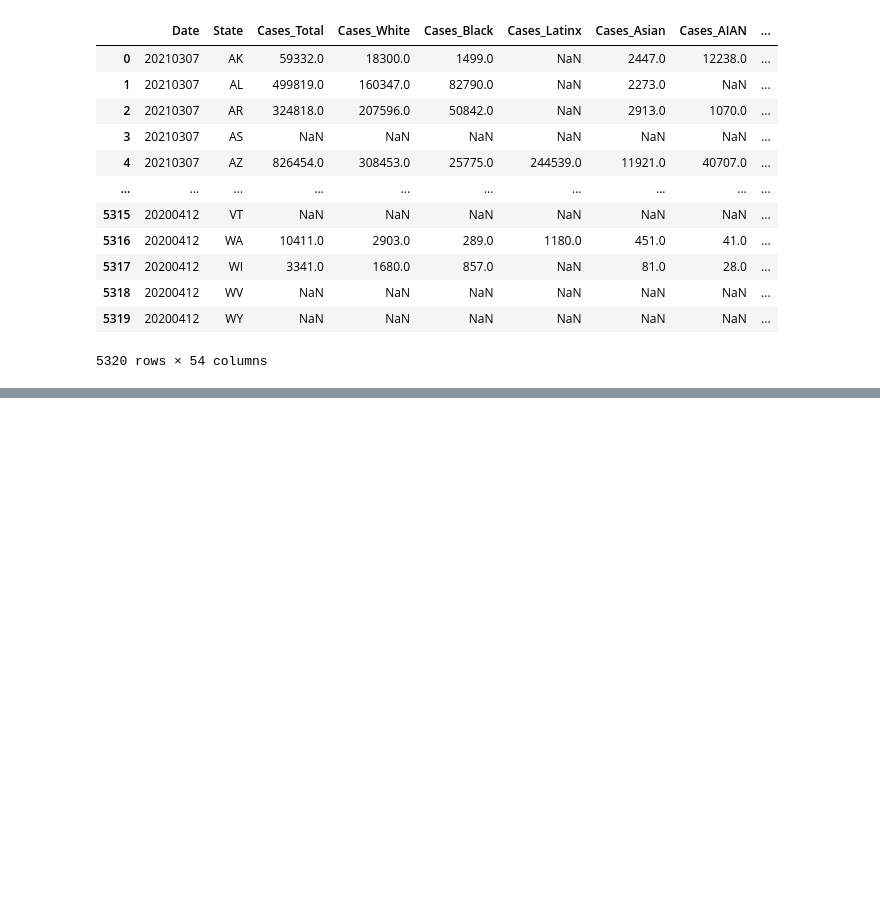
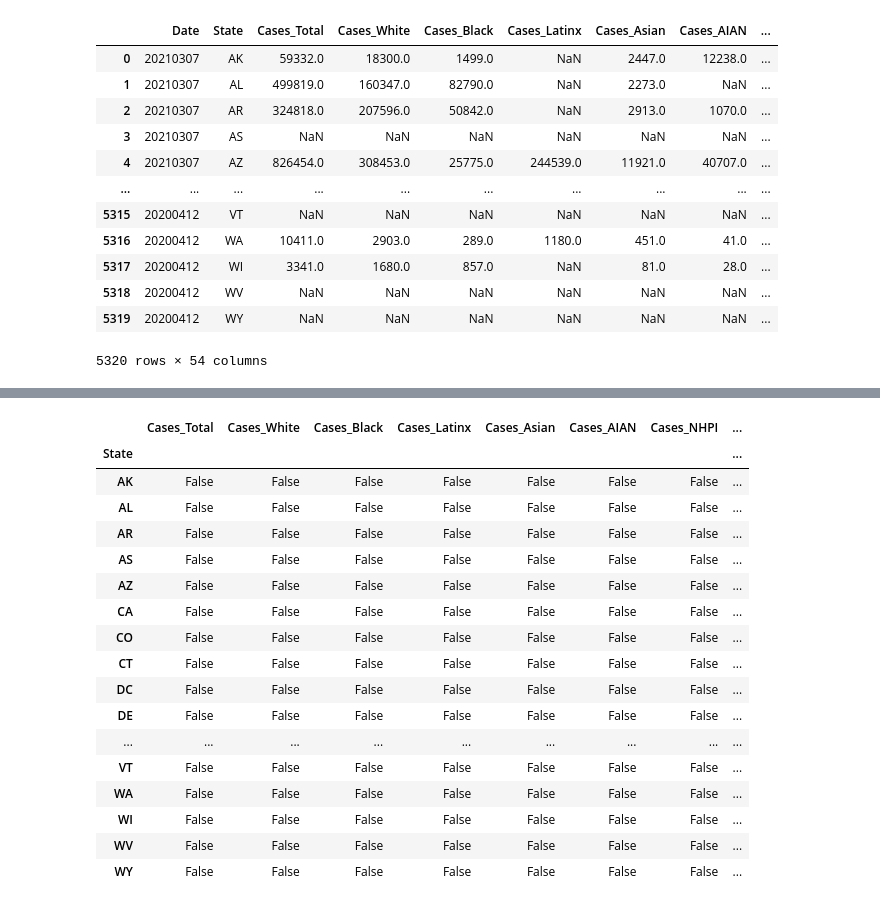
Before and after one commit to burnettaw/CMBKS-Group-5, a Jupyter notebook: covid_analysis.ipynb, the cells around one changed output, grey strips where cells are left out. Saved outputs shown, nothing was run; the diff lists cells and outputs as text; code cells hidden in the pictures; blank space fills up the shorter version.

```diff
--- a/covid_analysis.ipynb
+++ b/covid_analysis.ipynb
@@ -51,0 +61,24 @@ covid_case_totals
+# %%
+se_list = ['NC', 'SC']
+
+covid_case_totals_se = covid_case_totals.isin(se_list)
+covid_case_totals_se
+# %% [output]
+|  | Cases_Total | Cases_White | Cases_Black | Cases_Latinx | Cases_Asian | Cases_AIAN | Cases_NHPI | ... |
+| State |  |  |  |  |  |  |  | ... |
+| AK | False | False | False | False | False | False | False | ... |
+| AL | False | False | False | False | False | False | False | ... |
+| AR | False | False | False | False | False | False | False | ... |
+| AS | False | False | False | False | False | False | False | ... |
+| AZ | False | False | False | False | False | False | False | ... |
+| CA | False | False | False | False | False | False | False | ... |
+| CO | False | False | False | False | False | False | False | ... |
+| CT | False | False | False | False | False | False | False | ... |
+| DC | False | False | False | False | False | False | False | ... |
+| DE | False | False | False | False | False | False | False | ... |
+| ... | ... | ... | ... | ... | ... | ... | ... | ... |
+| VT | False | False | False | False | False | False | False | ... |
+| WA | False | False | False | False | False | False | False | ... |
+| WI | False | False | False | False | False | False | False | ... |
+| WV | False | False | False | False | False | False | False | ... |
+| WY | False | False | False | False | False | False | False | ... |
```
Also changed, not shown: parts of 2 cells of this notebook.
